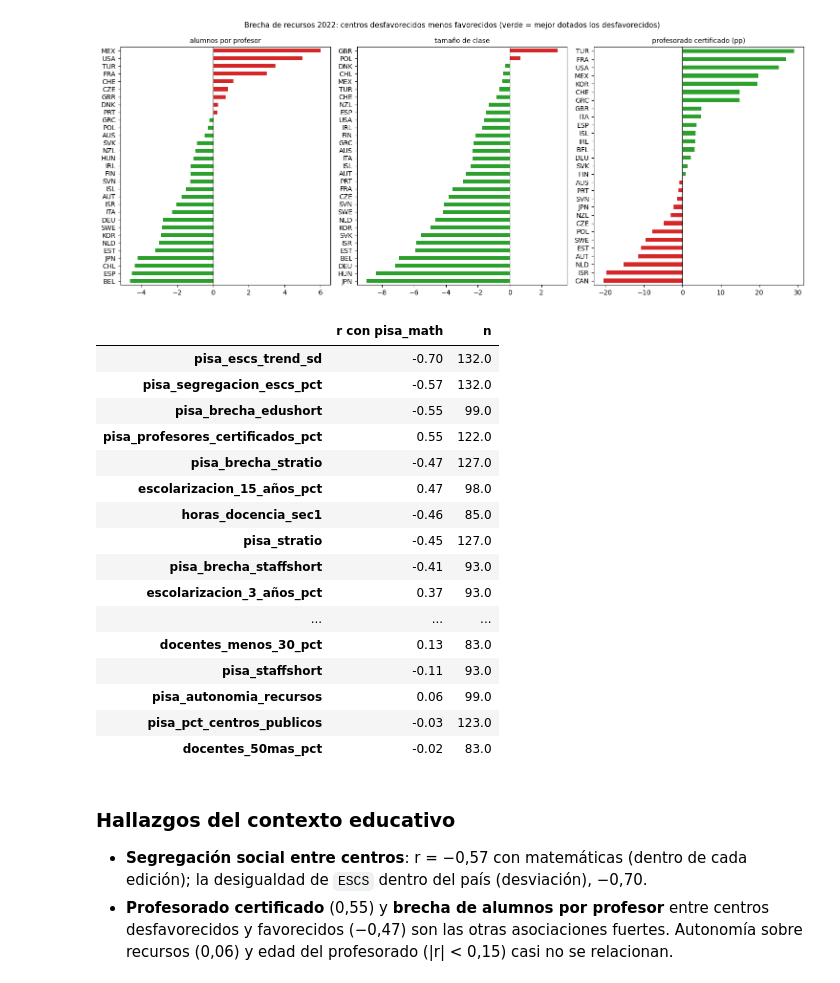
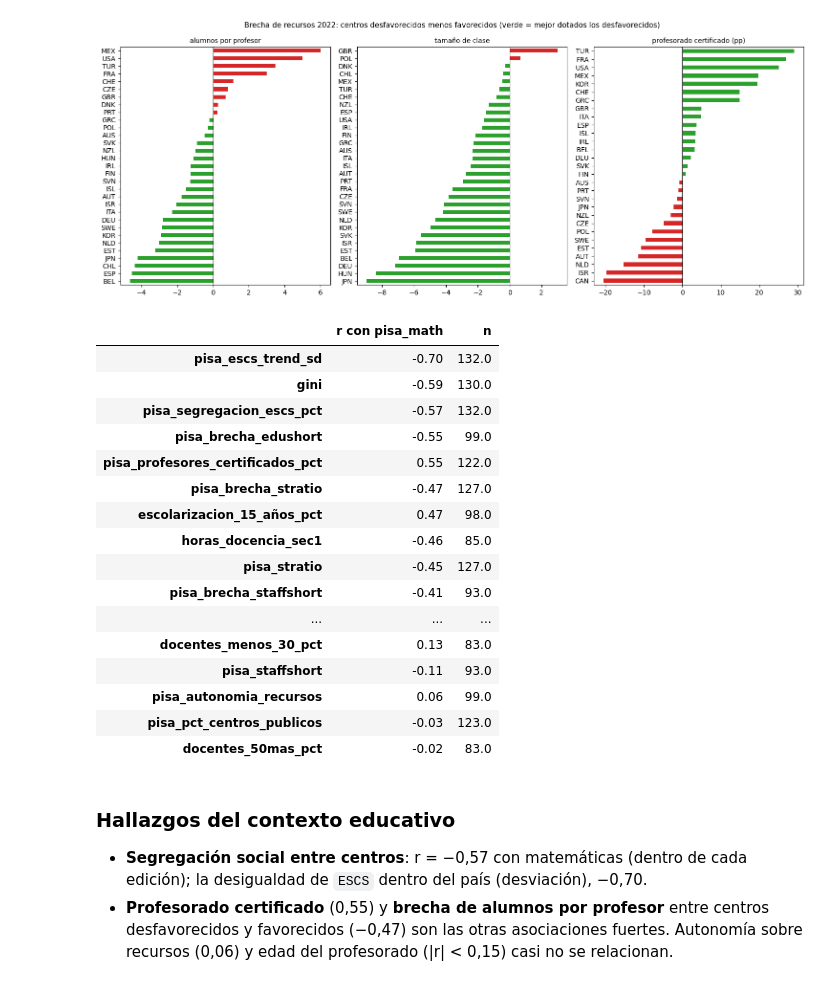
Before and after one commit to musero55/tfm_data_science, a Jupyter notebook: notebooks/fase_1_data_ingestion_eda/01_EDA_presupuestos.ipynb, the cells around one changed output. Cells and saved outputs as stored; diff of their text form; code cells hidden in the pictures.

```diff
--- a/notebooks/fase_1_data_ingestion_eda/01_EDA_presupuestos.ipynb
+++ b/notebooks/fase_1_data_ingestion_eda/01_EDA_presupuestos.ipynb
@@ -1028,14 +1108,15 @@ plt.show()
 # %% [output]
 [figure]
 # %%
-ctx = [c for c in contexto.columns if c not in ('pais', 'edicion', 'pisa_n_centros', 'poblacion')]
+ctx = [c for c in contexto.columns if c not in ('pais', 'edicion', 'pisa_n_centros', 'poblacion', 'gini_fuente', 'gini_año')]
 z = contexto.merge(economica[['pais', 'edicion', 'pisa_math']], on=['pais', 'edicion'])[['edicion', 'pisa_math'] + ctx]
 z[['pisa_math'] + ctx] = z.groupby('edicion')[['pisa_math'] + ctx].transform(lambda s: (s - s.mean()) / s.std(ddof=0))
 filas = {v: {'r con pisa_math': z[['pisa_math', v]].dropna().corr().iloc[0, 1], 'n': int(z[['pisa_math', v]].dropna().shape[0])} for v in ctx}
 pd.DataFrame(filas).T.sort_values('r con pisa_math', key=abs, ascending=False).round(2)
 # %% [output]
 |  | r con pisa_math | n |
 | pisa_escs_trend_sd | -0.70 | 132.0 |
+| gini | -0.59 | 130.0 |
 | pisa_segregacion_escs_pct | -0.57 | 132.0 |
 | pisa_brecha_edushort | -0.55 | 99.0 |
 | pisa_profesores_certificados_pct | 0.55 | 122.0 |
@@ -1044,7 +1125,6 @@ pd.DataFrame(filas).T.sort_values('r con pisa_math', key=abs, ascending=False).r
 | horas_docencia_sec1 | -0.46 | 85.0 |
 | pisa_stratio | -0.45 | 127.0 |
 | pisa_brecha_staffshort | -0.41 | 93.0 |
-| escolarizacion_3_años_pct | 0.37 | 93.0 |
 | ... | ... | ... |
 | docentes_menos_30_pct | 0.13 | 83.0 |
 | pisa_staffshort | -0.11 | 93.0 |
```
Also changed, not shown: parts of 19 cells of this notebook, 5 other files.
